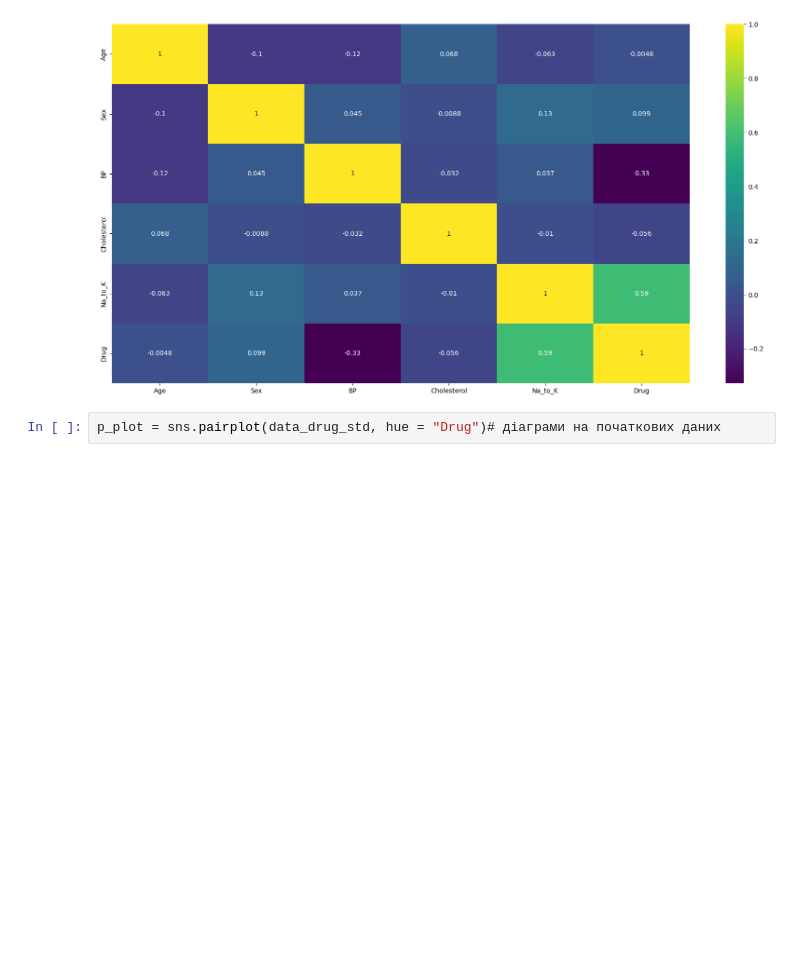
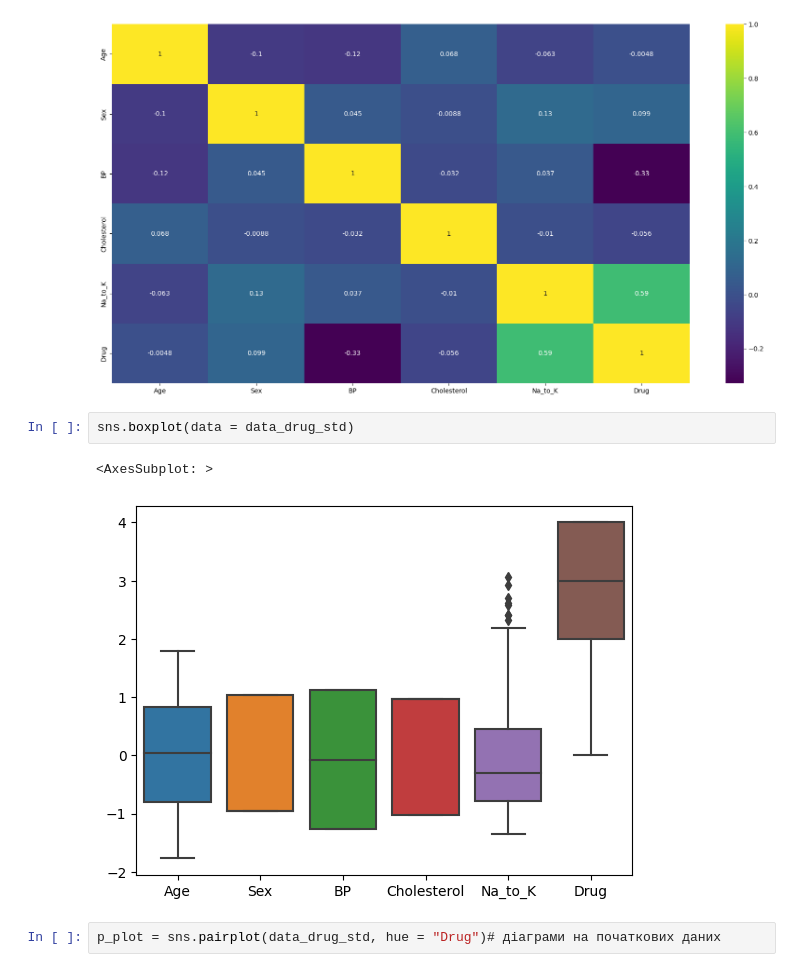
Before and after one commit to Strilets-Glib-FI41mn/Data-analysis-lab-1, a Jupyter notebook: Гліб_Стрілець_ФІ-41мн_Lab1.ipynb, the cells around one changed output. Saved outputs shown, nothing was run; the diff lists cells and outputs as text; blank space fills up the shorter version.

Commit message:
Додав boxplot

```diff
--- a/Гліб_Стрілець_ФІ-41мн_Lab1.ipynb
+++ b/Гліб_Стрілець_ФІ-41мн_Lab1.ipynb
@@ -136,6 +136,11 @@ y = data_drug_std["Drug"] #шукаємо які ліки виписати
 info_show_post_process(data_drug_std) #Створюю та показую мапу кореляцій
 # %% [output]
 [figure]
+# %%
+sns.boxplot(data = data_drug_std)
+# %% [output]
+<AxesSubplot: >
+[figure, added]
 # %%
 p_plot = sns.pairplot(data_drug_std, hue = "Drug")# діаграми на початкових даних
 # %% [output]
```
Also changed, not shown: parts of 11 cells of this notebook.
